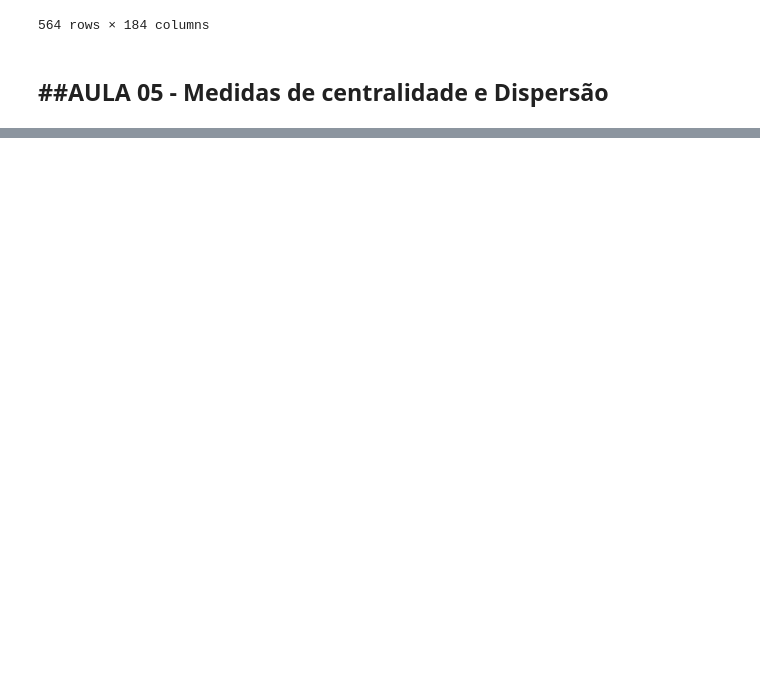
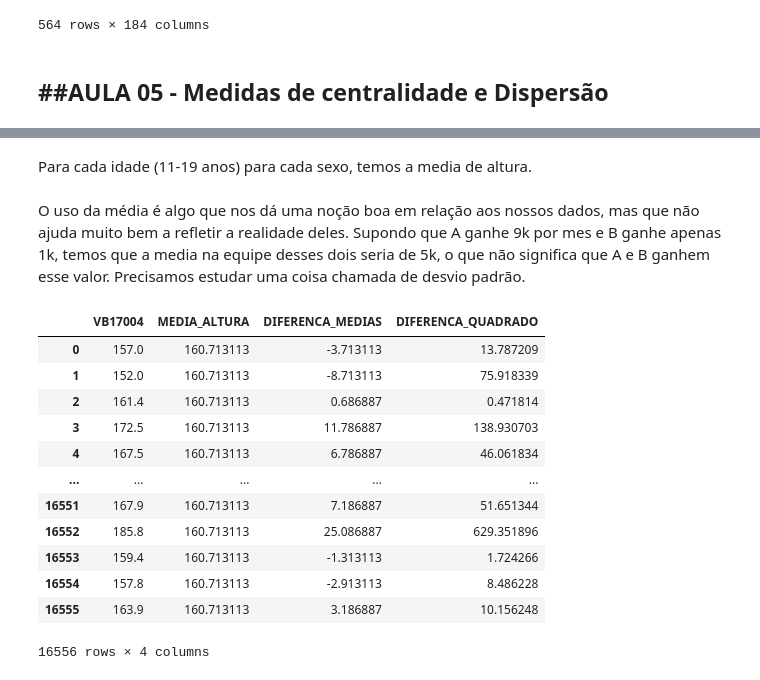
Before and after one commit to MatheusOrange211/Bootcamp-Alura, a Jupyter notebook: Bootcamp_Alura_Data_Science_IBGE.ipynb, the cells around one changed output, grey strips where cells are left out. Saved outputs shown, nothing was run; the diff lists cells and outputs as text; code cells hidden in the pictures; blank space fills up the shorter version.

```diff
--- a/Bootcamp_Alura_Data_Science_IBGE.ipynb
+++ b/Bootcamp_Alura_Data_Science_IBGE.ipynb
@@ -1106,0 +1157,30 @@ dados[dados['IMC'] >= limite_superior]
+# %% [markdown]
+Para cada idade (11-19 anos) para cada sexo, temos a media de altura.
+# %% [markdown]
+O uso da média é algo que nos dá uma noção boa em relação aos nossos dados, mas que não ajuda muito bem a refletir a realidade deles. Supondo que A ganhe 9k por mes e B ganhe apenas  1k, temos que a media na equipe desses dois seria de 5k, o que não significa que A e B ganhem esse valor. Precisamos estudar uma coisa chamada de desvio padrão.
+# %%
+#media das alturas
+media_altura = dados['VB17004'].mean()
+dados["MEDIA_ALTURA"] = media_altura #adicionar coluna nova com a media das alturas
+diferenca_medias = dados["VB17004"]- dados["MEDIA_ALTURA"]
+dados["DIFERENCA_MEDIAS"] = diferenca_medias #adicionar coluna nova com a diferença
+                                             #das medias e o valor real
+
+
+diferenca_quadrado = diferenca_medias**2
+dados["DIFERENCA_QUADRADO"] = diferenca_quadrado
+dados[["VB17004","MEDIA_ALTURA","DIFERENCA_MEDIAS","DIFERENCA_QUADRADO"]]
+# %% [output]
+|  | VB17004 | MEDIA_ALTURA | DIFERENCA_MEDIAS | DIFERENCA_QUADRADO |
+| 0 | 157.0 | 160.713113 | -3.713113 | 13.787209 |
+| 1 | 152.0 | 160.713113 | -8.713113 | 75.918339 |
+| 2 | 161.4 | 160.713113 | 0.686887 | 0.471814 |
+| 3 | 172.5 | 160.713113 | 11.786887 | 138.930703 |
+| 4 | 167.5 | 160.713113 | 6.786887 | 46.061834 |
+| ... | ... | ... | ... | ... |
+| 16551 | 167.9 | 160.713113 | 7.186887 | 51.651344 |
+| 16552 | 185.8 | 160.713113 | 25.086887 | 629.351896 |
+| 16553 | 159.4 | 160.713113 | -1.313113 | 1.724266 |
+| 16554 | 157.8 | 160.713113 | -2.913113 | 8.486228 |
+| 16555 | 163.9 | 160.713113 | 3.186887 | 10.156248 |
+16556 rows × 4 columns
```
Also changed, not shown: parts of 50 cells of this notebook.
